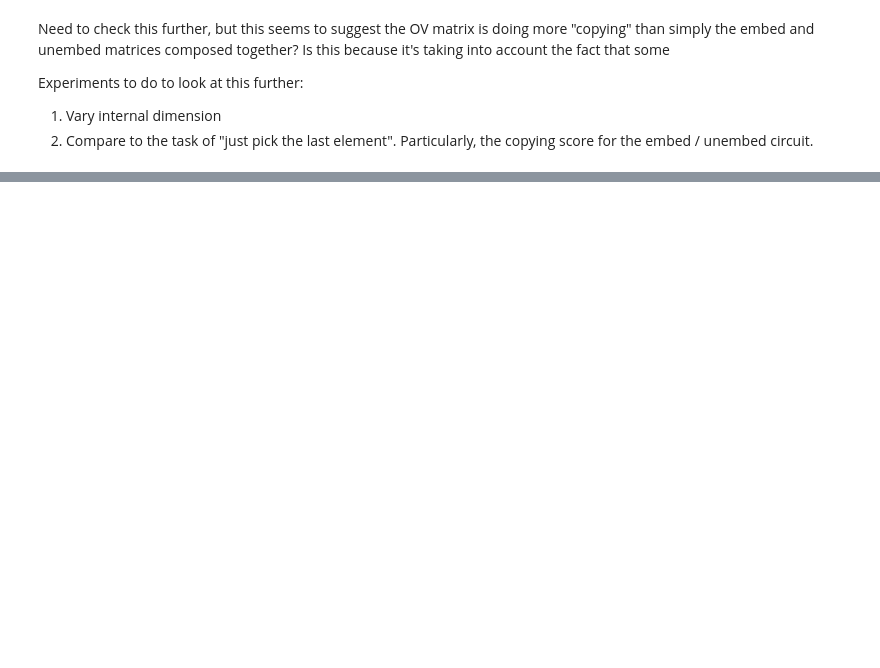
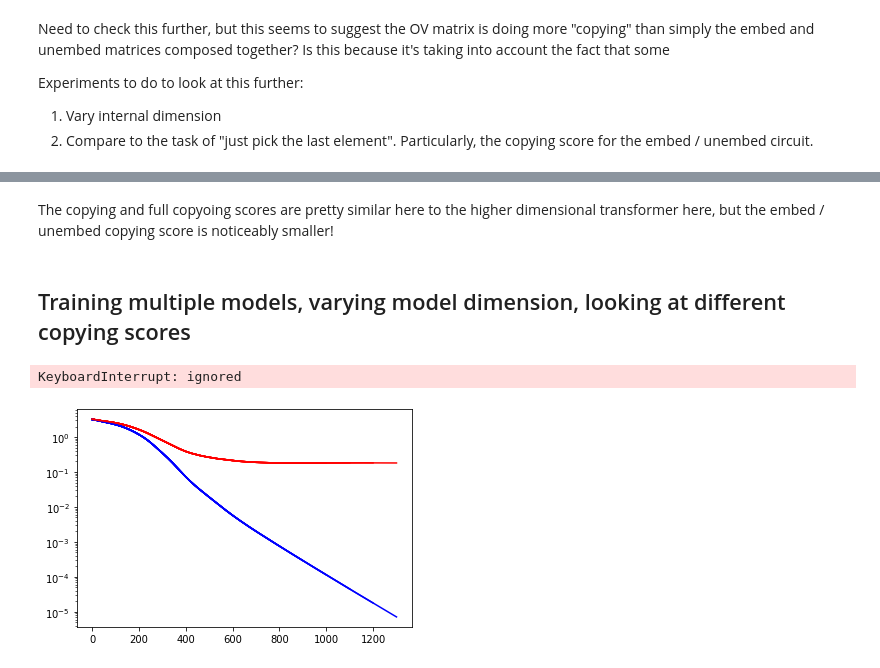
Before and after one commit to ojorgensen/min-list, a Jupyter notebook: current_List_min.ipynb, the cells around one changed output, grey strips where cells are left out. Drawn from its saved outputs; the diff is of its cells as text; code cells hidden in the pictures; blank space fills up the shorter version.

```diff
--- a/current_List_min.ipynb
+++ b/current_List_min.ipynb
@@ -436,0 +378,33 @@ print(embed_unembed_copying_score(tiny_model2))
+# %% [markdown]
+The copying and full copyoing scores are pretty similar here to the higher dimensional transformer here, but the embed / unembed copying score is noticeably smaller!
+# %% [markdown]
+## Training multiple models, varying model dimension, looking at different copying scores
+# %%
+p = 20
+n_ctx = 2
+d_vocab = p+1
+
+data = [(i, j) for i in range(p) for j in range(p)]
+
+fn = lambda x:min(x)
+
+models = []
+
+for d_model in range(10,51,5):
+  cfg = HookedTransformerConfig(
+    d_model=d_model,
+    d_head=d_model//1,
+    n_heads=1,
+    d_mlp=4*d_model,
+    n_layers=1,
+    n_ctx=n_ctx,
+    act_fn="relu", #solu_ln
+    d_vocab=d_vocab,
+    normalization_type=None, #"LN",
+    seed=23,  # Now we're training a custom model, it's good to set the seed to get reproducible results. It defaults to 42.
+  )
+  model = train_model(data, fn, cfg)
+  models.append(model)
+# %% [output]
+KeyboardInterrupt: ignored
+[figure, added]
```
Also changed, not shown: parts of 43 cells of this notebook.
